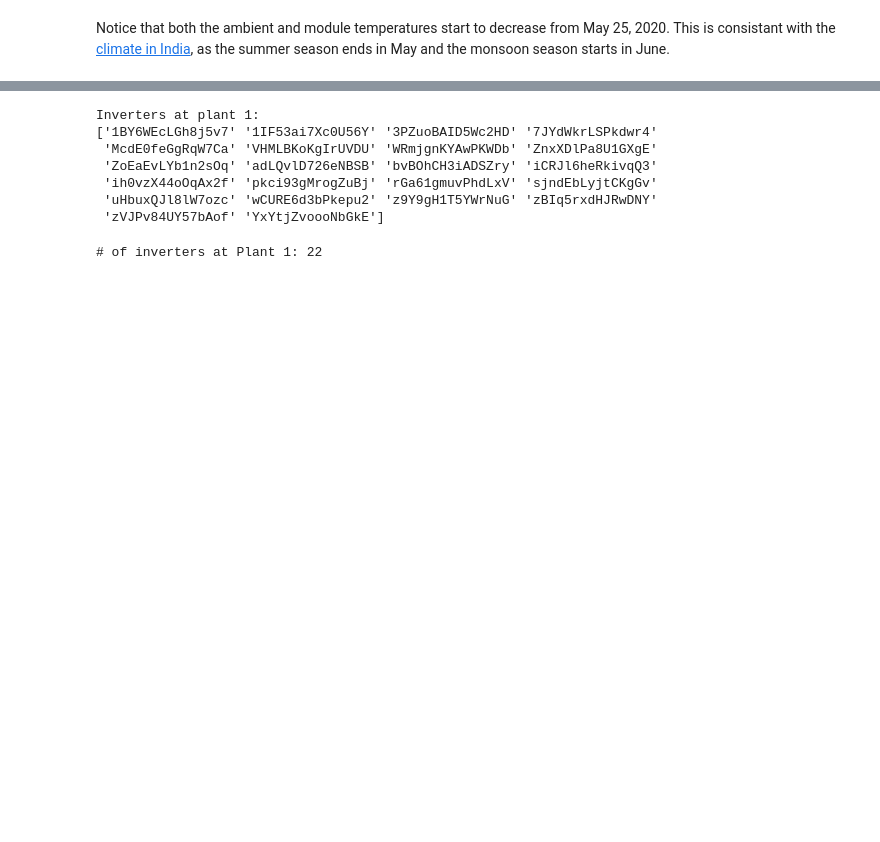
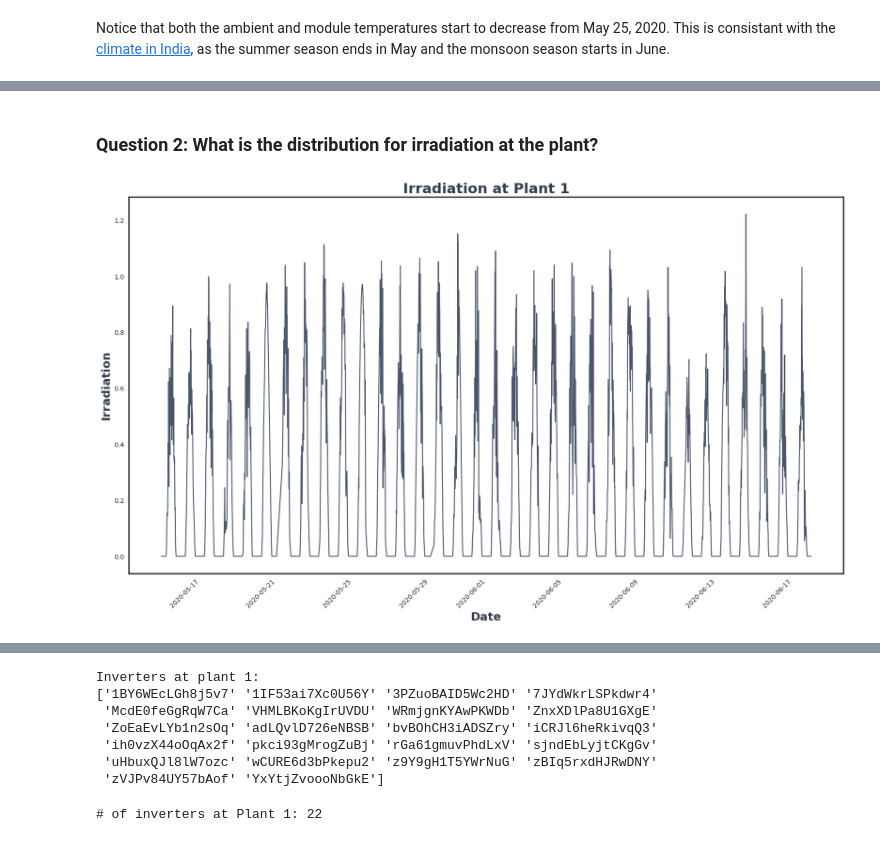
Before and after one commit to charitarthchugh/solar-india, a Jupyter notebook: solar-india.ipynb, the cells around one changed output, grey strips where cells are left out. Drawn from its saved outputs; the diff is of its cells as text; code cells hidden in the pictures; blank space fills up the shorter version.

```diff
--- a/solar-india.ipynb
+++ b/solar-india.ipynb
@@ -292,0 +307,11 @@ NameError: name 'commit' is not defined
+# %% [markdown]
+### Question 2: What is the distribution for irradiation at the plant?
+# %%
+fig, ax= plt.subplots(figsize=(20,12),dpi=(100))
+plt.plot(plant1.weather_sensor_df.DATE_TIME,plant1.weather_sensor_df.IRRADIATION, color='#4C566A', label="Irradiation")
+ax.set_title("Irradiation at Plant 1",fontsize=22, fontweight='black',color='#333F4B')
+ax.set_xlabel("Date",fontsize=18, fontweight='black', color = '#333F4B')
+ax.set_ylabel("Irradiation", fontsize=18, fontweight='black', color='#333F4B')
+fig.autofmt_xdate(rotation=45)
+# %% [output]
+[figure, added]
```
Also changed, not shown: parts of 19 cells of this notebook, 1 other file.
